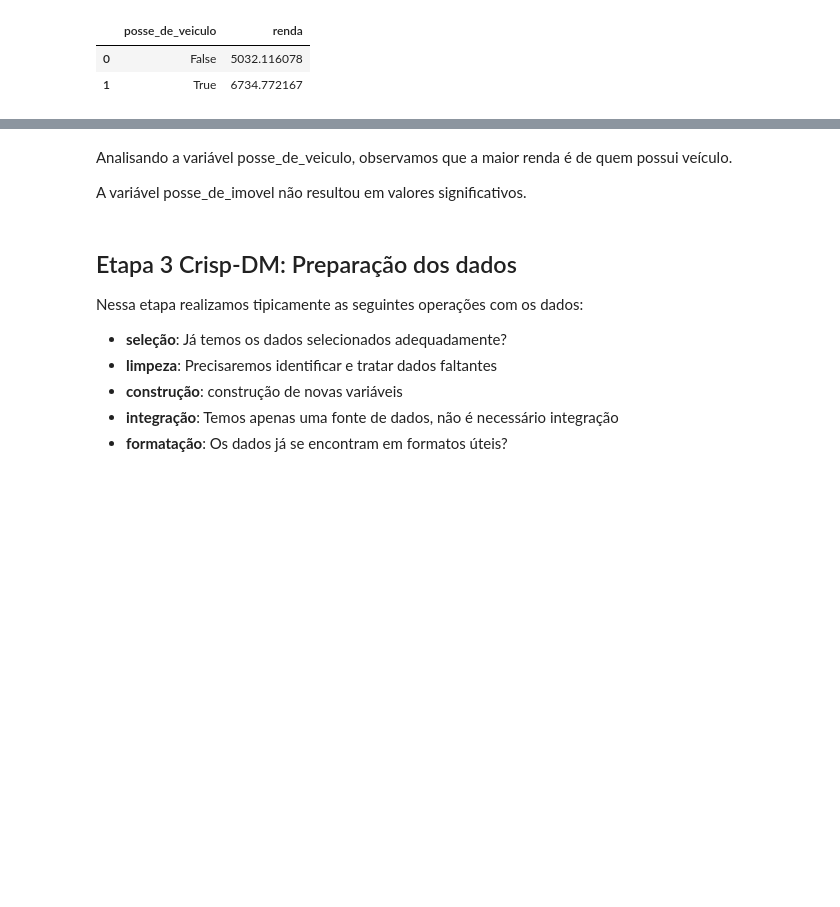
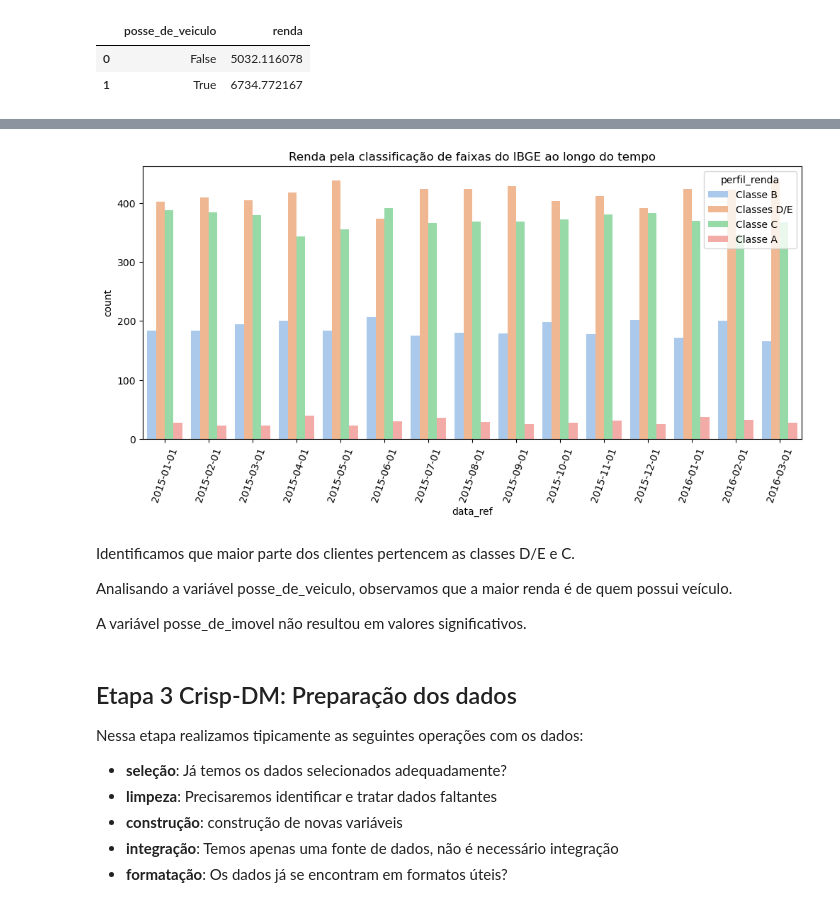
Before and after one commit to crikactba/PrevisaoRenda, a Jupyter notebook: Projeto 2.ipynb, the cells around one changed output, grey strips where cells are left out. Cells and saved outputs as stored; diff of their text form; code cells hidden in the pictures; blank space fills up the shorter version.

```diff
--- a/Projeto 2.ipynb
+++ b/Projeto 2.ipynb
@@ -219,4 +254,14 @@ renda.groupby(renda['posse_de_veiculo'], as_index=False)['renda'].mean()
+# %%
+# Perfil Classe ao longo do tempo
+plt.figure(figsize=(12, 5))
+plt.xticks(rotation=70)
+plt.title('Renda pela classificação de faixas do IBGE ao longo do tempo')
+ax = sns.countplot(x='data_ref', hue='perfil_renda', data=renda)
+# %% [output]
+[figure, added]
 # %% [markdown]
+Identificamos que maior parte dos clientes pertencem as classes D/E e C.
+
 Analisando a variável posse_de_veiculo, observamos que a maior renda é de quem possui veículo.
 
 A variável posse_de_imovel não resultou em valores significativos.
```
Also changed, not shown: parts of 13 cells of this notebook.
